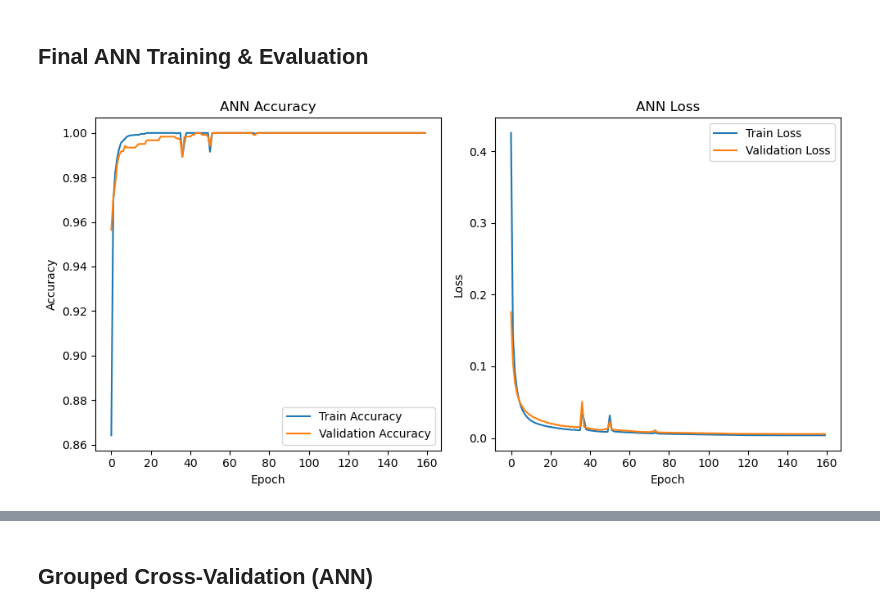
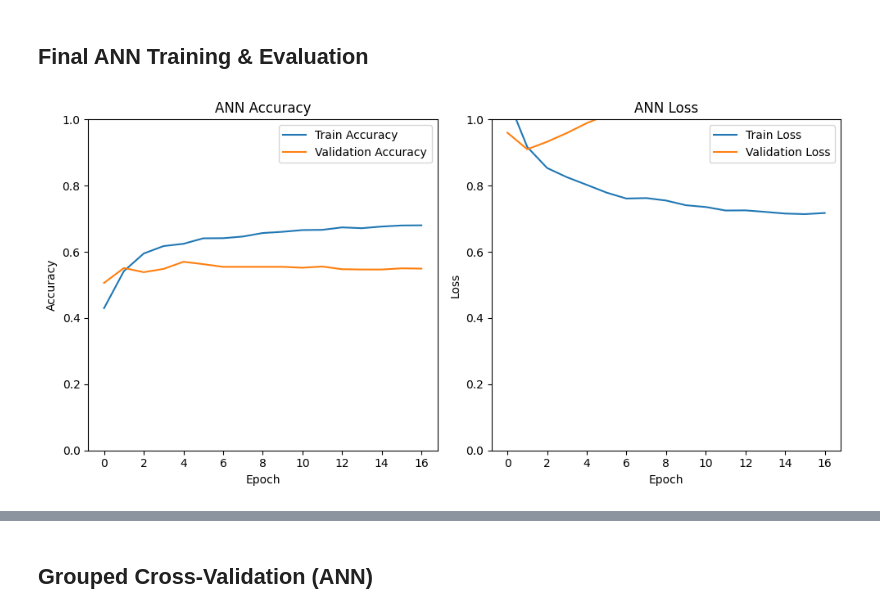
Before and after one commit to Oyaeesh/hev-spareparts-ml, a Jupyter notebook: src/HEV-SpareParts-Price-Classification.ipynb, the cells around one changed output, grey strips where cells are left out. Saved outputs shown, nothing was run; the diff lists cells and outputs as text; code cells hidden in the pictures.

```diff
--- a/src/HEV-SpareParts-Price-Classification.ipynb
+++ b/src/HEV-SpareParts-Price-Classification.ipynb
@@ -490,22 +477,16 @@ Best ANN grid configuration (inner validation macro F1): 1.0
 # %% [markdown]
 ## Final ANN Training & Evaluation
 # %%
-
+# Fit ONE preprocessor on the full outer training set
 preprocessor = make_preprocessor(style="scale")
-X_train_proc = preprocessor.fit_transform(X_train_raw).astype("float32")
-X_test_proc  = preprocessor.transform(X_test_raw).astype("float32")
+X_train_proc = preprocessor.fit_transform(X_train_raw)
+X_test_proc  = preprocessor.transform(X_test_raw)
 input_dim = X_train_proc.shape[1]
 
-if SPLIT_STRATEGY == 'group':
-    inner_splitter = GroupShuffleSplit(n_splits=1, test_size=0.2, random_state=SEED)
-    split_args = {'groups': groups_train}
-else:
-    inner_splitter = StratifiedShuffleSplit(n_splits=1, test_size=0.2, random_state=SEED)
-    split_args = {}
-
-inner_tr_idx2, inner_val_idx2 = next(inner_splitter.split(X_train_raw, y_train, **split_args))
-X_tr2 = X_train_proc[inner_tr_idx2].astype("float32")
-X_val2 = X_train_proc[inner_val_idx2].astype("float32")
+# Early-stopping split by indexing the already-transformed matrix
+inner_tr_idx2, inner_val_idx2 = next(inner_gss.split(X_train_raw, y_train, groups=groups_train))
+X_tr2 = X_train_proc[inner_tr_idx2]
+X_val2 = X_train_proc[inner_val_idx2]
 y_tr2 = y_train.iloc[inner_tr_idx2]
 y_val2 = y_train.iloc[inner_val_idx2]
 
@@ -516,9 +497,10 @@ model = build_ann(
     dropout_rate=best_cfg['dropout_rate'],
     l2_reg=best_cfg['l2_reg'],
     learning_rate=best_cfg['learning_rate'],
-    num_classes=len(class_order)
+    num_classes=len(class_order),
 )
 
+# Optional class weights if imbalance exists
 class_weight = None
 train_counts = y_tr2.value_counts().sort_index()
 if train_counts.min() / train_counts.max() < 0.6:
@@ -526,36 +508,41 @@ if train_counts.min() / train_counts.max() < 0.6:
     class_weight = {cls: w for cls, w in zip(class_order, cw)}
     print("Using class weights:", class_weight)
 
-early_stop_final = EarlyStopping(monitor='val_loss', patience=12, restore_best_weights=True)
+early_stop_final = EarlyStopping(monitor='val_loss', patience=15, restore_best_weights=True)
 reduce_lr_final  = ReduceLROnPlateau(monitor='val_loss', factor=0.5, patience=5, min_lr=1e-5, verbose=0)
 
 history = model.fit(
     X_tr2, y_tr2,
-    epochs=160,
+    epochs=200,
     validation_data=(X_val2, y_val2),
     callbacks=[early_stop_final, reduce_lr_final],
     verbose=0,
-    class_weight=class_weight
+    class_weight=class_weight,
 )
 # %%
-
 plt.figure(figsize=(10, 5))
-plt.subplot(1, 2, 1)
+ax1 = plt.subplot(1, 2, 1)
 plt.plot(history.history['accuracy'], label='Train Accuracy')
 plt.plot(history.history['val_accuracy'], label='Validation Accuracy')
 plt.title('ANN Accuracy')
-plt.xlabel('Epoch'); plt.ylabel('Accuracy'); plt.legend()
+plt.xlabel('Epoch')
+plt.ylabel('Accuracy')
+plt.legend()
+ax1.set_ylim(0, 1)
 
-plt.subplot(1, 2, 2)
+ax2 = plt.subplot(1, 2, 2)
 plt.plot(history.history['loss'], label='Train Loss')
 plt.plot(history.history['val_loss'], label='Validation Loss')
 plt.title('ANN Loss')
-plt.xlabel('Epoch'); plt.ylabel('Loss'); plt.legend()
+plt.xlabel('Epoch')
+plt.ylabel('Loss')
+plt.legend()
+ax2.set_ylim(0, 1)
 
 plt.tight_layout()
 plt.show()
 # %% [output]
-[figure, old version]
+[figure, new version]
 # %%
 
 y_pred_proba = model.predict(X_test_proc, verbose=0)
```
Also changed, not shown: parts of 18 cells of this notebook.
